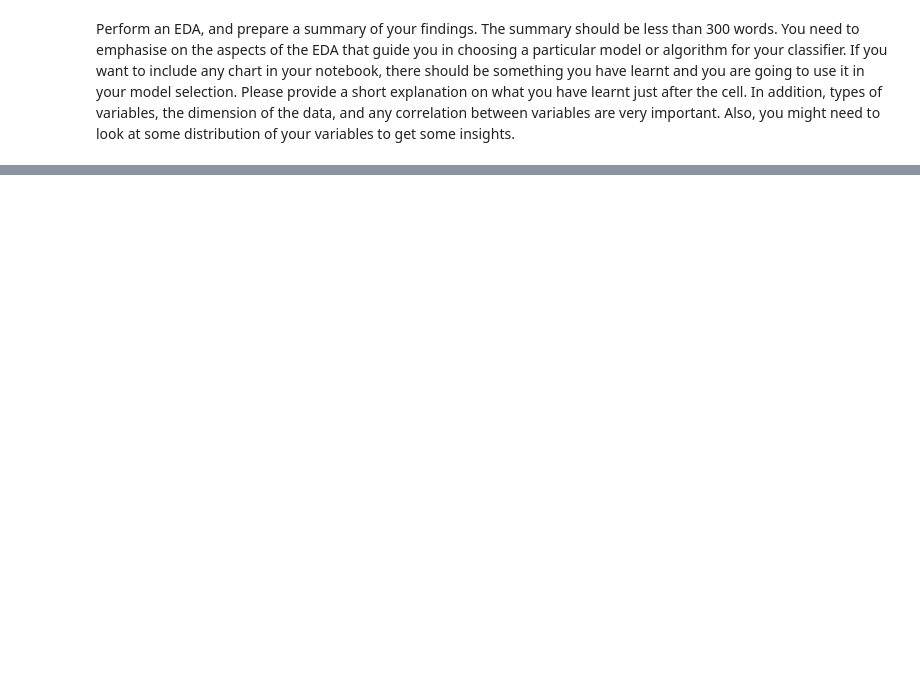
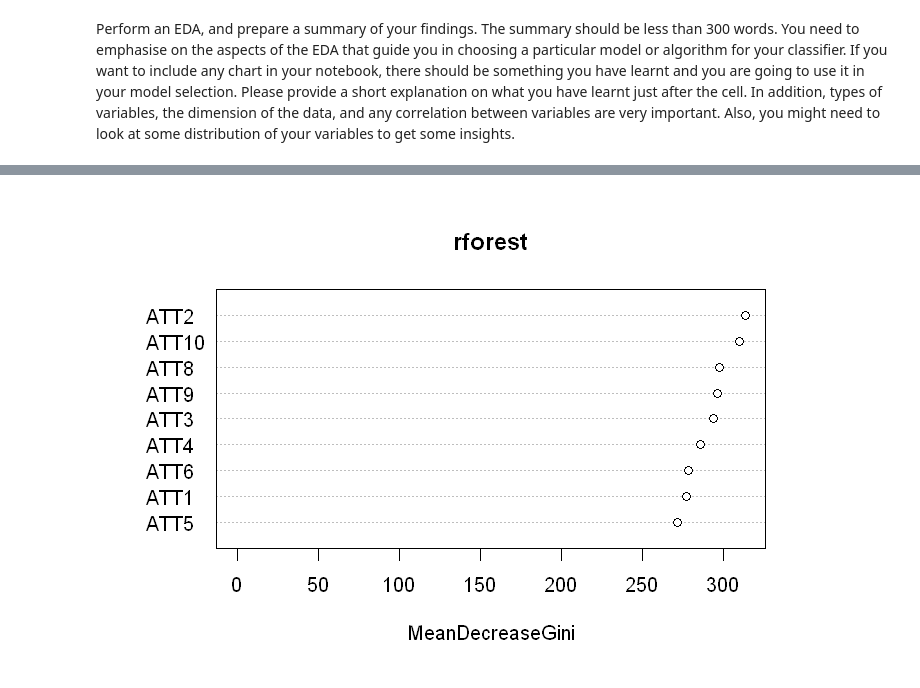
Before and after one commit to codeBehindMe/ADLA3, a Jupyter notebook: groupG.ipynb, the cells around one changed output, grey strips where cells are left out. Cells and saved outputs as stored; diff of their text form; code cells hidden in the pictures; blank space fills up the shorter version.

```diff
--- a/groupG.ipynb
+++ b/groupG.ipynb
@@ -288,0 +395,6 @@ xgb.plot.importance(feature.importance)
+# %%
+options(repr.plot.width = 6)
+options(repr.plot.height = 4)
+#varImpPlot(rforest)
+# %% [output]
+[figure, added]
```
Also changed, not shown: parts of 39 cells of this notebook.
